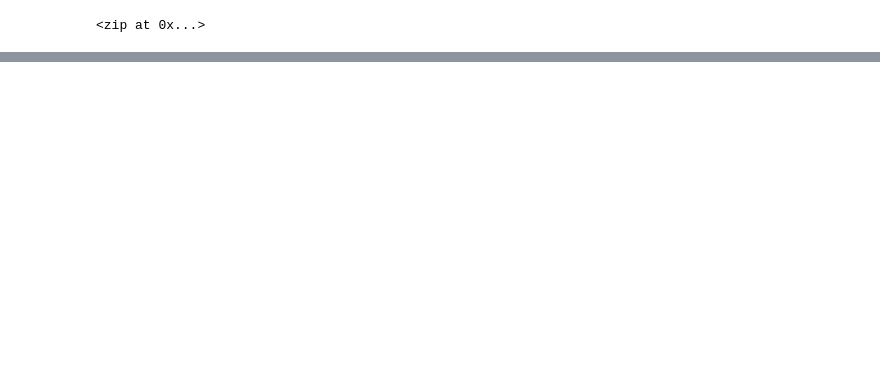
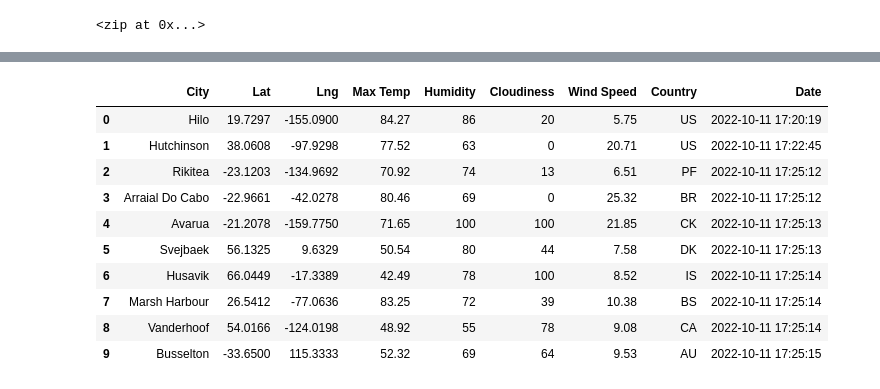
Before and after one commit to JBro-Birds/World_Weather_Analysis, a Jupyter notebook: WeatherPy.ipynb, the cells around one changed output, grey strips where cells are left out. Saved outputs shown, nothing was run; the diff lists cells and outputs as text; code cells hidden in the pictures; blank space fills up the shorter version.

Commit message:
Adding updated weatherPy and weather_data files

```diff
--- a/WeatherPy.ipynb
+++ b/WeatherPy.ipynb
@@ -58,0 +61,3 @@ print (cities)
+# %%
+# Starting URL for Weather Map API Call.
+url = "http://api.openweathermap.org/data/2.5/weather?units=Imperial&APPID=" + weather_api_key
@@ -58,0 +148,16 @@ print (cities)
+# %%
+# Convert the array of dictionaries to a Pandas DataFrame.
+city_data_df = pd.DataFrame(city_data)
+city_data_df.head(10)
+# %% [output]
+|  | City | Lat | Lng | Max Temp | Humidity | Cloudiness | Wind Speed | Country | Date |
+| 0 | Hilo | 19.7297 | -155.0900 | 84.27 | 86 | 20 | 5.75 | US | 2022-10-11 17:20:19 |
+| 1 | Hutchinson | 38.0608 | -97.9298 | 77.52 | 63 | 0 | 20.71 | US | 2022-10-11 17:22:45 |
+| 2 | Rikitea | -23.1203 | -134.9692 | 70.92 | 74 | 13 | 6.51 | PF | 2022-10-11 17:25:12 |
+| 3 | Arraial Do Cabo | -22.9661 | -42.0278 | 80.46 | 69 | 0 | 25.32 | BR | 2022-10-11 17:25:12 |
+| 4 | Avarua | -21.2078 | -159.7750 | 71.65 | 100 | 100 | 21.85 | CK | 2022-10-11 17:25:13 |
+| 5 | Svejbaek | 56.1325 | 9.6329 | 50.54 | 80 | 44 | 7.58 | DK | 2022-10-11 17:25:13 |
+| 6 | Husavik | 66.0449 | -17.3389 | 42.49 | 78 | 100 | 8.52 | IS | 2022-10-11 17:25:14 |
+| 7 | Marsh Harbour | 26.5412 | -77.0636 | 83.25 | 72 | 39 | 10.38 | BS | 2022-10-11 17:25:14 |
+| 8 | Vanderhoof | 54.0166 | -124.0198 | 48.92 | 55 | 78 | 9.08 | CA | 2022-10-11 17:25:14 |
+| 9 | Busselton | -33.6500 | 115.3333 | 52.32 | 69 | 64 | 9.53 | AU | 2022-10-11 17:25:15 |
```
Also changed, not shown: parts of 8 cells of this notebook, 3 other files.
